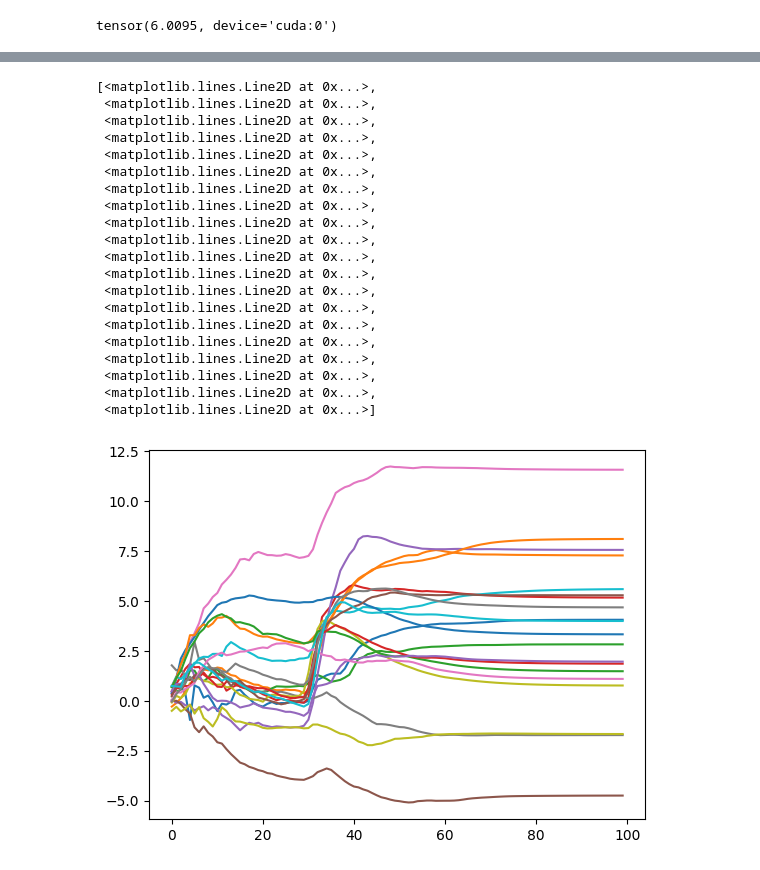
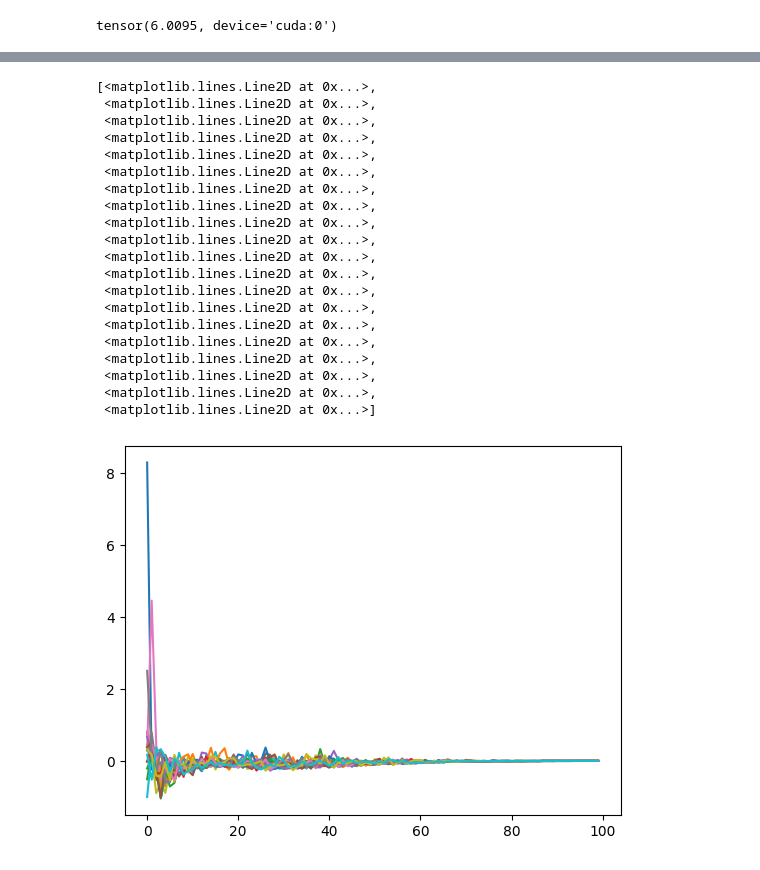
Before and after one commit to taraak/pita, a Jupyter notebook: runner/notebooks/dw4_energy_based.ipynb, the cells around one changed output, grey strips where cells are left out. Cells and saved outputs as stored; diff of their text form; code cells hidden in the pictures.

```diff
--- a/runner/notebooks/dw4_energy_based.ipynb
+++ b/runner/notebooks/dw4_energy_based.ipynb
@@ -44,0 +63,3 @@ target = MultiDoubleWellEnergy(dimensionality,
+# %%
+a = target.sample_test_set(1000)
+target.get_dataset_fig(a);
@@ -120,7 +160,7 @@ class VEReverse_coupled(torch.nn.Module):
             if resampling_interval is None:
                 return  drift_X, drift_A
 
-            dUt_dt = torch.autograd.grad(nabla_Ut.sum(), t, create_graph=True)[0]
+            dUt_dt = torch.autograd.grad(Ut.sum(), t, create_graph=True)[0]
 
             laplacian_b = epsilon_t * compute_laplacian(self.model, t, x)
             drift_A = laplacian_b + epsilon_t * nabla_Ut.pow(2).sum(-1)  + dUt_dt
@@ -147,14 +187,15 @@ def euler_maruyama_step_coupled(sde, x, t, a, dt, step, resampling_interval):
     a_next = a + drift_At
 
     if resampling_interval is None or step % resampling_interval != 0:
-        return x_next, a_next
+        return x_next, a_next, a_next
 
     #resample based on the weights
     choice = torch.multinomial(torch.exp(-a_next), x.shape[0], replacement=True)
+    a_next_plot = a_next.clone()
     a_next = torch.zeros_like(a_next)
     x_next = x_next[choice]
 
-    return x_next, a_next
+    return x_next, a_next, a_next_plot
 
 
 def integrate_sde_coupled(sde, x0, t_span, dt, resampling_interval):
@@ -166,9 +207,9 @@ def integrate_sde_coupled(sde, x0, t_span, dt, resampling_interval):
     a = torch.zeros(x.shape[0]).to(device)
     with torch.no_grad():
         for step, t in enumerate(times):
-            x, a = euler_maruyama_step_coupled(sde, x, 1-t, a, dt, step, resampling_interval)
+            x, a, a_next_plot = euler_maruyama_step_coupled(sde, x, 1-t, a, dt, step, resampling_interval)
             samples.append(x)
-            logweights.append(a)
+            logweights.append(a_next_plot)
     return torch.stack(samples), torch.stack(logweights)
 
 
@@ -498,24 +555,24 @@ tensor(6.0095, device='cuda:0')
 # %%
-plt.plot(log_weights[:, :20].cpu())
+plt.plot(log_weights[0:, :20].cpu())
 # %% [output]
 [<matplotlib.lines.Line2D at 0x...>,
  <matplotlib.lines.Line2D at 0x...>,
  <matplotlib.lines.Line2D at 0x...>,
  <matplotlib.lines.Line2D at 0x...>,
  <matplotlib.lines.Line2D at 0x...>,
  <matplotlib.lines.Line2D at 0x...>,
  <matplotlib.lines.Line2D at 0x...>,
  <matplotlib.lines.Line2D at 0x...>,
  <matplotlib.lines.Line2D at 0x...>,
  <matplotlib.lines.Line2D at 0x...>,
  <matplotlib.lines.Line2D at 0x...>,
  <matplotlib.lines.Line2D at 0x...>,
  <matplotlib.lines.Line2D at 0x...>,
  <matplotlib.lines.Line2D at 0x...>,
  <matplotlib.lines.Line2D at 0x...>,
  <matplotlib.lines.Line2D at 0x...>,
  <matplotlib.lines.Line2D at 0x...>,
  <matplotlib.lines.Line2D at 0x...>,
  <matplotlib.lines.Line2D at 0x...>,
  <matplotlib.lines.Line2D at 0x...>]
-[figure, old version]
+[figure, new version]
```
Also changed, not shown: parts of 9 cells of this notebook, 6 other files.
